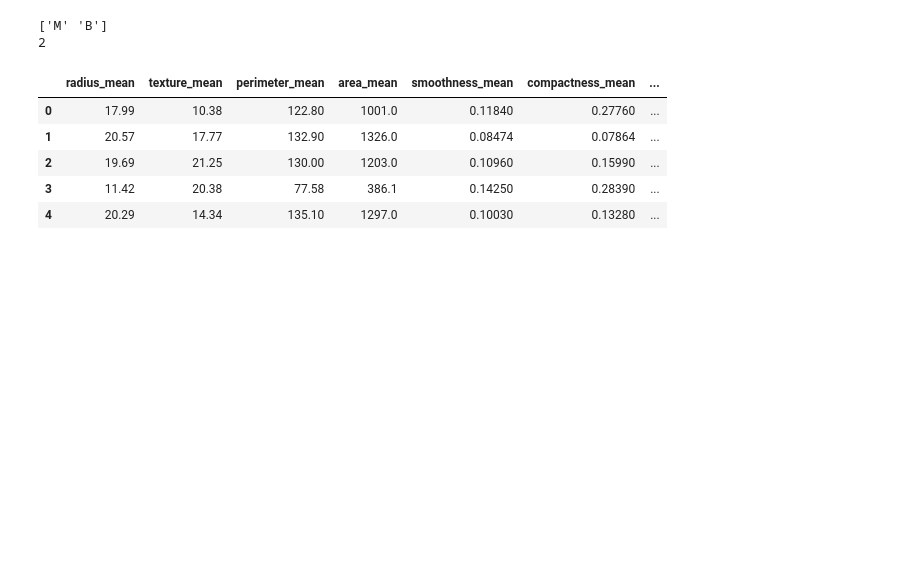
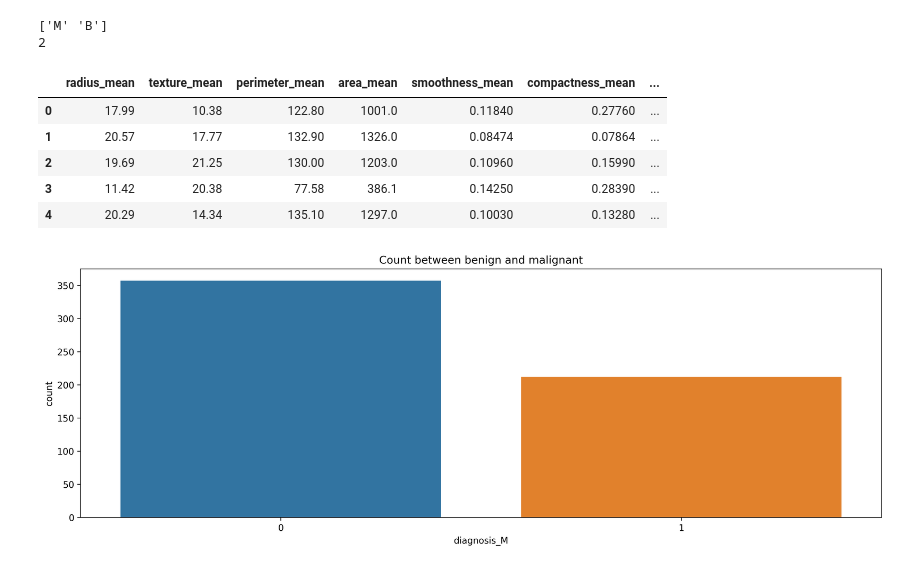
Before and after one commit to yandiher/breast_cancer_detection, a Jupyter notebook: breast_cancer_detection.ipynb, the cells around one changed output. Saved outputs shown, nothing was run; the diff lists cells and outputs as text; code cells hidden in the pictures; blank space fills up the shorter version.

```diff
--- a/breast_cancer_detection.ipynb
+++ b/breast_cancer_detection.ipynb
@@ -93,3 +93,10 @@ df.head()
 | 2 | 19.69 | 21.25 | 130.00 | 1203.0 | 0.10960 | 0.15990 | ... |
 | 3 | 11.42 | 20.38 | 77.58 | 386.1 | 0.14250 | 0.28390 | ... |
 | 4 | 20.29 | 14.34 | 135.10 | 1297.0 | 0.10030 | 0.13280 | ... |
+# %%
+display()
+sns.countplot(data=df, x='diagnosis_M')
+plt.title('Count between benign and malignant')
+plt.show()
+# %% [output]
+[figure, added]
```
